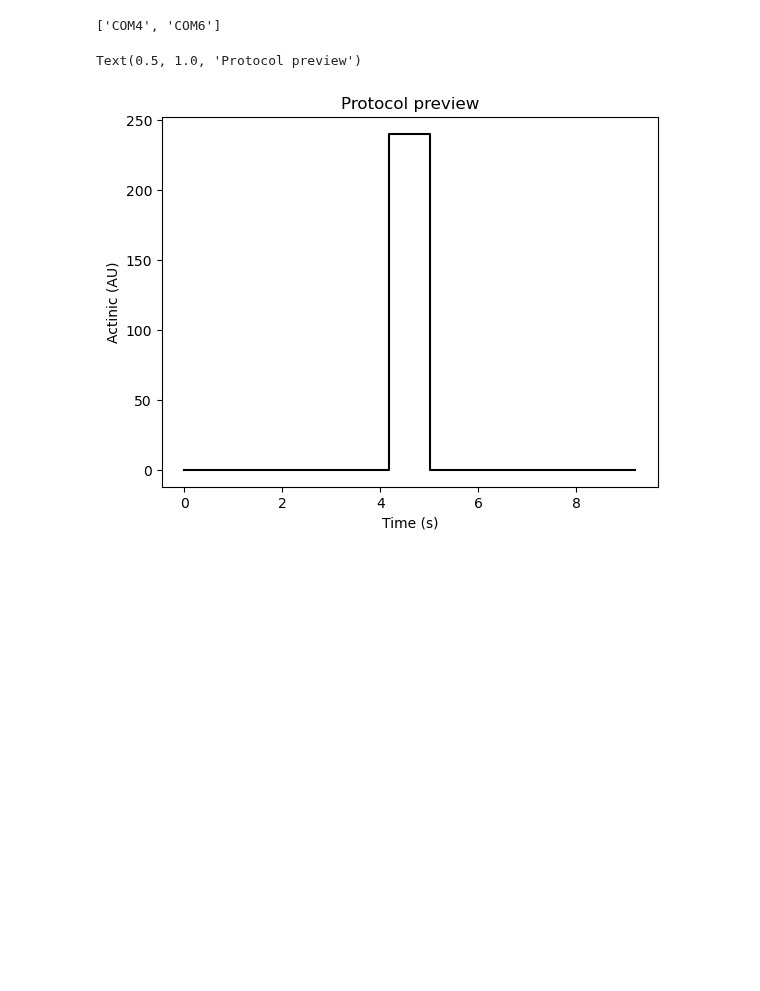
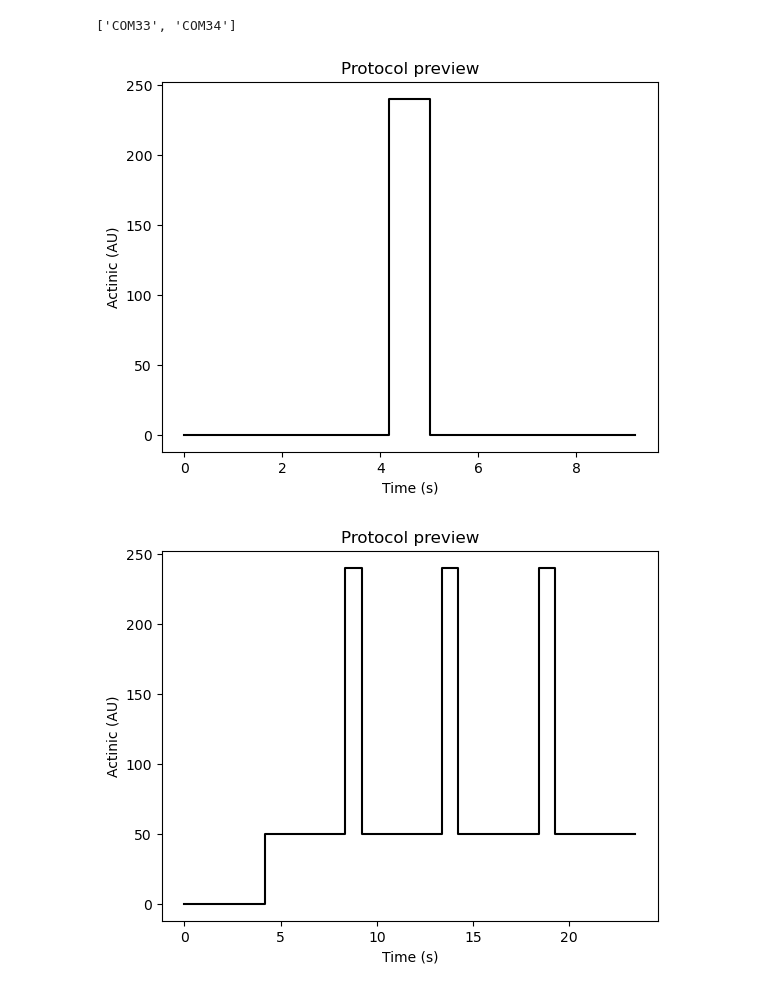
Before and after one commit to Jan-IngenHousz-Institute/ambit, a Jupyter notebook: dual_ambit.ipynb, the cells around one changed output. Cells and saved outputs as stored; diff of their text form; code cells hidden in the pictures; blank space fills up the shorter version.

```diff
--- a/dual_ambit.ipynb
+++ b/dual_ambit.ipynb
@@ -7,9 +7,9 @@ from IPython import display
 import concurrent.futures
 import serial.tools.list_ports
 ports = serial.tools.list_ports.comports()
-[x[0] for x in ports if "CH9102" in ports[0][1]]
+[x[0] for x in ports if "CH9102" in x[1]]
 # %% [output]
-['COM4', 'COM6']
+['COM33', 'COM34']
 # %%
 def ser_readline(ser: serial.Serial, timeout = .5, get_all_lines = False):
     t0 = time.perf_counter()
@@ -85,6 +85,8 @@ def cmd2(cmd:str, ser1: serial.Serial, ser2: serial.Serial, timeout = .5, get_al
         result1 = f1.result()
         result2 = f2.result()
         return result1, result2
+# %%
+protocols = []
 # %%
 # create a trace with 3 different setups:
 # 1. 50 points, 10Hz, no actinic
@@ -96,6 +98,7 @@ cmd = []
 cmd += gen_cmd_arr_line(num = 50, freq = 10, actinic = 0)
 cmd += gen_cmd_arr_line(num = 50, freq = 50, actinic = 240)
 cmd += gen_cmd_arr_line(num = 50, freq = 10, actinic = 0)
+wait_time = 1
 
 
 # convert to command for ambit, also pre-calculate the time and actinic of each point
@@ -104,6 +107,36 @@ plt.plot(timeline, act_arr, 'k')
 plt.xlabel("Time (s)")
 plt.ylabel("Actinic (AU)")
 plt.title("Protocol preview")
+protocols.append((cmd_str, timeline, act_arr, wait_time))
 # %% [output]
-Text(0.5, 1.0, 'Protocol preview')
 [figure]
+# %%
+# create a trace with 3 different setups:
+# 1. 50 points, 10Hz, no actinic
+# 2. 50 points, 50Hz, 240/255(max) actinic
+# 3. 50 points, 10Hz, no actinic
+# number of lines (1 - 8) points(10 - 2000), freq (1 - 200), actinic 0 - 255
+
+cmd = []
+cmd += gen_cmd_arr_line(num = 50, freq = 10, actinic = 0)
+cmd += gen_cmd_arr_line(num = 50, freq = 10, actinic = 50)
+cmd += gen_cmd_arr_line(num = 50, freq = 50, actinic = 240)
+cmd += gen_cmd_arr_line(num = 50, freq = 10, actinic = 50)
+cmd += gen_cmd_arr_line(num = 50, freq = 50, actinic = 240)
+cmd += gen_cmd_arr_line(num = 50, freq = 10, actinic = 50)
+cmd += gen_cmd_arr_line(num = 50, freq = 50, actinic = 240)
+cmd += gen_cmd_arr_line(num = 50, freq = 10, actinic = 50)
+
+# convert to command for ambit, also pre-calculate the time and actinic of each point
+cmd_str, timeline, act_arr = calc_arr_param(cmd, 0)
+wait_time = 1
+
+plt.plot(timeline, act_arr, 'k')
+plt.xlabel("Time (s)")
+plt.ylabel("Actinic (AU)")
+plt.title("Protocol preview")
+
+
+protocols.append((cmd_str, timeline, act_arr, wait_time))
+# %% [output]
+[figure, added]
```
Also changed, not shown: parts of 6 cells of this notebook, 3 other files.
